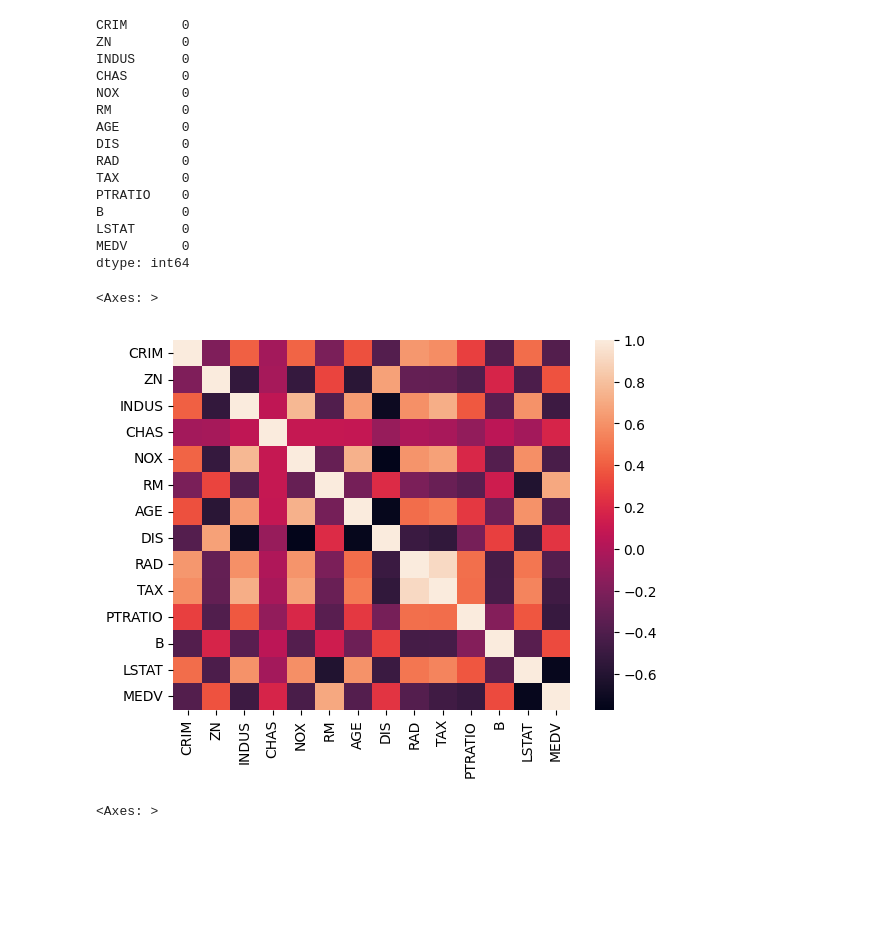
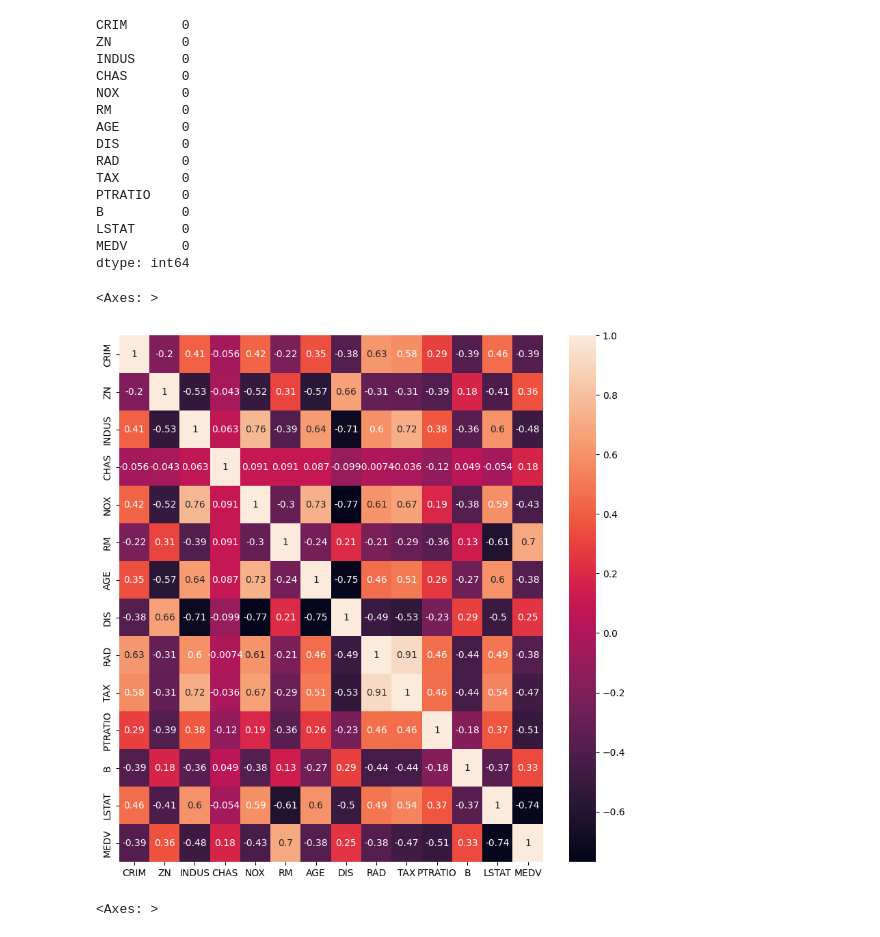
Before and after one commit to J2A9-11/Machine_Learning_Projects, a Jupyter notebook: LinearRegression/House _Predicction_Using_LinearRegresion.ipynb, the cells around one changed output. Saved outputs shown, nothing was run; the diff lists cells and outputs as text; code cells hidden in the pictures; blank space fills up the shorter version.

```diff
--- a/LinearRegression/House _Predicction_Using_LinearRegresion.ipynb
+++ b/LinearRegression/House _Predicction_Using_LinearRegresion.ipynb
@@ -103,11 +108,12 @@ B          0
 LSTAT      0
 MEDV       0
 dtype: int64
-# %%
-seaborn.heatmap(df.corr())
-# %% [output]
-<Axes: >
-[figure, removed]
+# %%
+plt.figure(figsize=(10,10))
+seaborn.heatmap(df.corr(),annot=True)
+# %% [output]
+<Axes: >
+[figure, added]
 # %%
 seaborn.boxplot(df)
 # %% [output]
```
Also changed, not shown: parts of 6 cells of this notebook, 1 other file.
